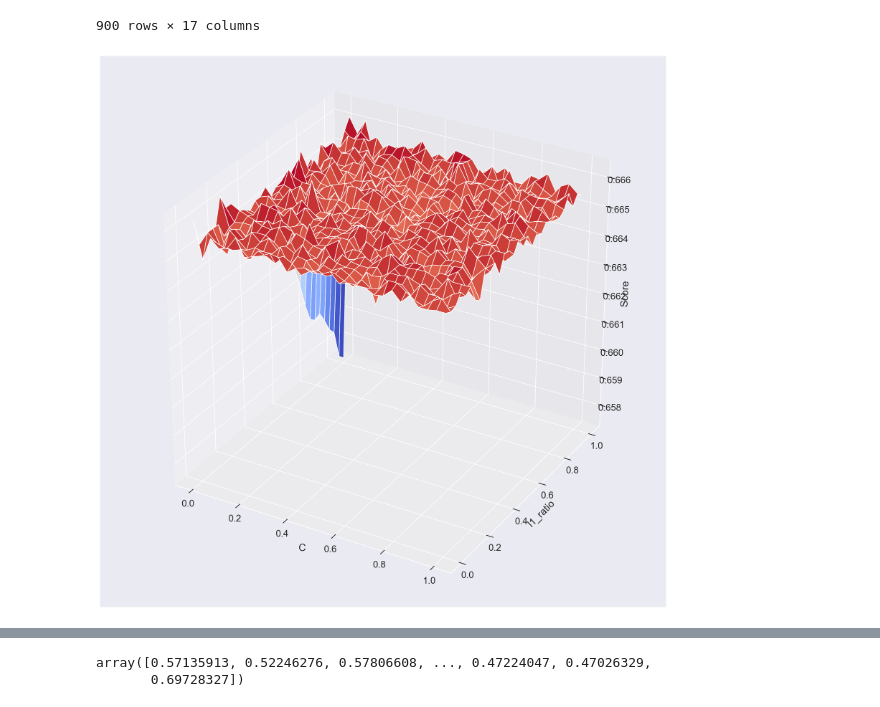
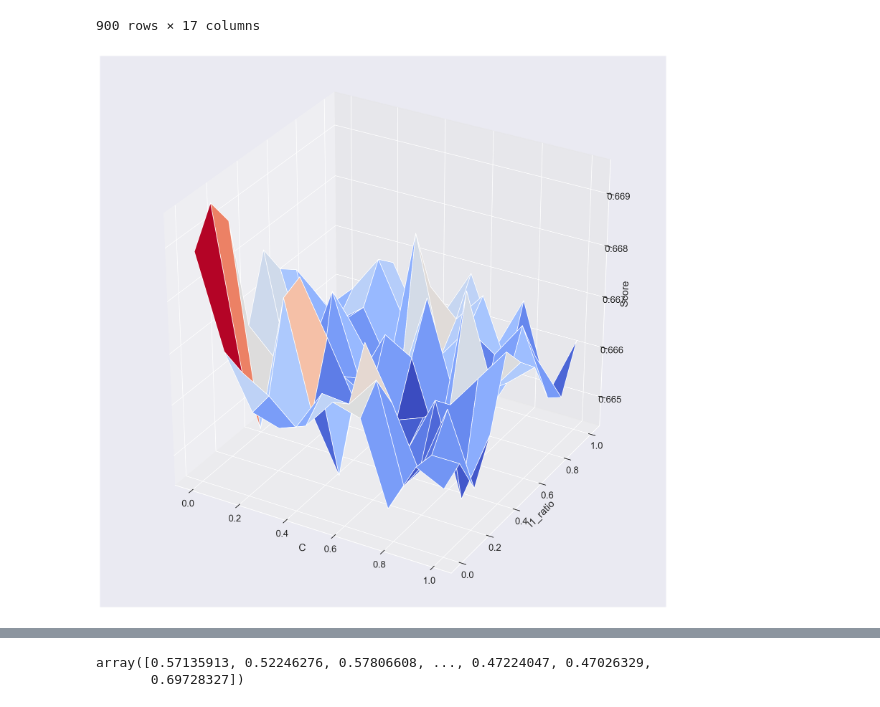
Before and after one commit to finjammin/Capstone-NBA, a Jupyter notebook: Pt4_Modelling/Modelling_LogReg.ipynb, the cells around one changed output, grey strips where cells are left out. Saved outputs shown, nothing was run; the diff lists cells and outputs as text; code cells hidden in the pictures.

Commit message:
More images

```diff
--- a/Pt4_Modelling/Modelling_LogReg.ipynb
+++ b/Pt4_Modelling/Modelling_LogReg.ipynb
@@ -23,7 +23,7 @@ from sklearn.decomposition import PCA
 # home_df = pd.read_csv('../Pt3_Data_processing/home_structured_ewm16.csv')
 # away_df = pd.read_csv('../Pt3_Data_processing/away_structured_ewm16.csv')
 
-df = pd.read_csv('../Pt3_Data_processing/home_structured_ewm16.csv')
+df = pd.read_csv('../Pt3_Data_processing/poly_ewm18.csv')
 df.sort_values(by='h_pg_date', inplace=True)
 
 # Turning IDS into categorical variables
@@ -36,3 +36,5 @@ for col in [col for col in df if 'age' in col]:
     df[col] = df[col].apply(lambda x: int(x.replace(' days 00:00:00.000000000','')))
 
 df.drop_duplicates(inplace=True)
+df.drop(columns='Unnamed: 0', inplace=True)
+df.columns
@@ -146,7 +160,8 @@ columns = X_train.columns
 # %%
-pca = PCA()
+pca = PCA(n_components=500)
+scaler = StandardScaler()
 
-pca.fit(X_train)
+pca.fit(scaler.fit_transform(X_train))
 
 # Scree plot
 from scikitplot.decomposition import plot_pca_component_variance
@@ -158,6 +183,6 @@ plt.show()
 # %%
 pipe = Pipeline([('scaler', StandardScaler()),
-                ('pca', PCA(n_components=32)),
+                ('pca', PCA(n_components=500)),
                 ('model', LogisticRegression(max_iter=1000000))])
 pipe
 # %% [output]
@@ -165,8 +190,8 @@ Pipeline(steps=[('scaler', StandardScaler()), ('pca', PCA(n_components=32)),
                 ('model', LogisticRegression(max_iter=1000000))])
 # %%
 def log_fit_display(X_train=X_train, X_test=X_test, y_train=yC_train, y_test=yC_test,
-                    pipe=pipe, c_min=0.001,c_max=1, c_space=30,
-                    l1_min=.0001,l1_max=.9999, l1_space=30):
+                    pipe=pipe, c_min=0.001,c_max=1, c_space=10,
+                    l1_min=.0001,l1_max=.9999, l1_space=10):
 
     kf = KFold(n_splits=5, shuffle=True, random_state=42)
 
@@ -299,34 +316,34 @@ results
 # %%
 from mpl_toolkits import mplot3d
 
 from mpl_toolkits.mplot3d import Axes3D
 from mpl_toolkits.mplot3d.art3d import Poly3DCollection, PolyCollection
 
 x_y_z_cols = ['param_model__C',
               'param_model__l1_ratio',
               'mean_test_score']
 
 C_values = results[x_y_z_cols[0]]
 l1_values = results[x_y_z_cols[1]]
 cv_scores = results[x_y_z_cols[2]]
 
 
-x_plane = np.reshape(np.array(C_values), (30, 30))
-y_plane = np.reshape(np.array(l1_values), (30, 30))
-z_plane = np.reshape(np.array(cv_scores), (30, 30))
+x_plane = np.reshape(np.array(C_values), (10, 10))
+y_plane = np.reshape(np.array(l1_values), (10, 10))
+z_plane = np.reshape(np.array(cv_scores), (10, 10))
 fig = plt.figure(figsize=(18,18))
 ax = fig.add_subplot(111, projection='3d')
 
 ax.plot_surface(x_plane, y_plane, z_plane, cmap='coolwarm')
 
 # ax.axis('equal')
 ax.set_xlabel(x_y_z_cols[0].replace('param_model__',''))
 ax.set_ylabel(x_y_z_cols[1].replace('param_model__',''))
 ax.set_zlabel('Score')
 
 plt.show()
 # %% [output]
-[figure, old version]
+[figure, new version]
 # %%
 from scikitplot.decomposition import plot_pca_component_variance
 
```
Also changed, not shown: parts of 17 cells of this notebook, 10 other files.
